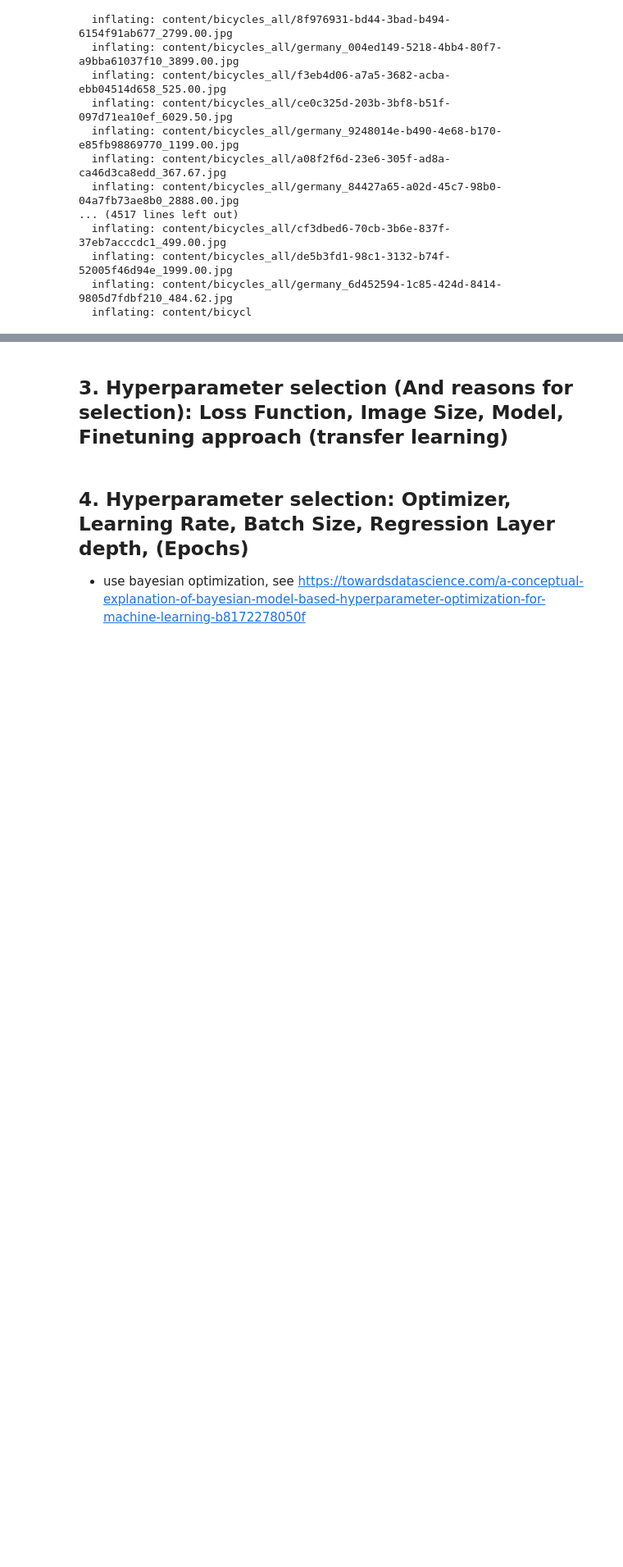
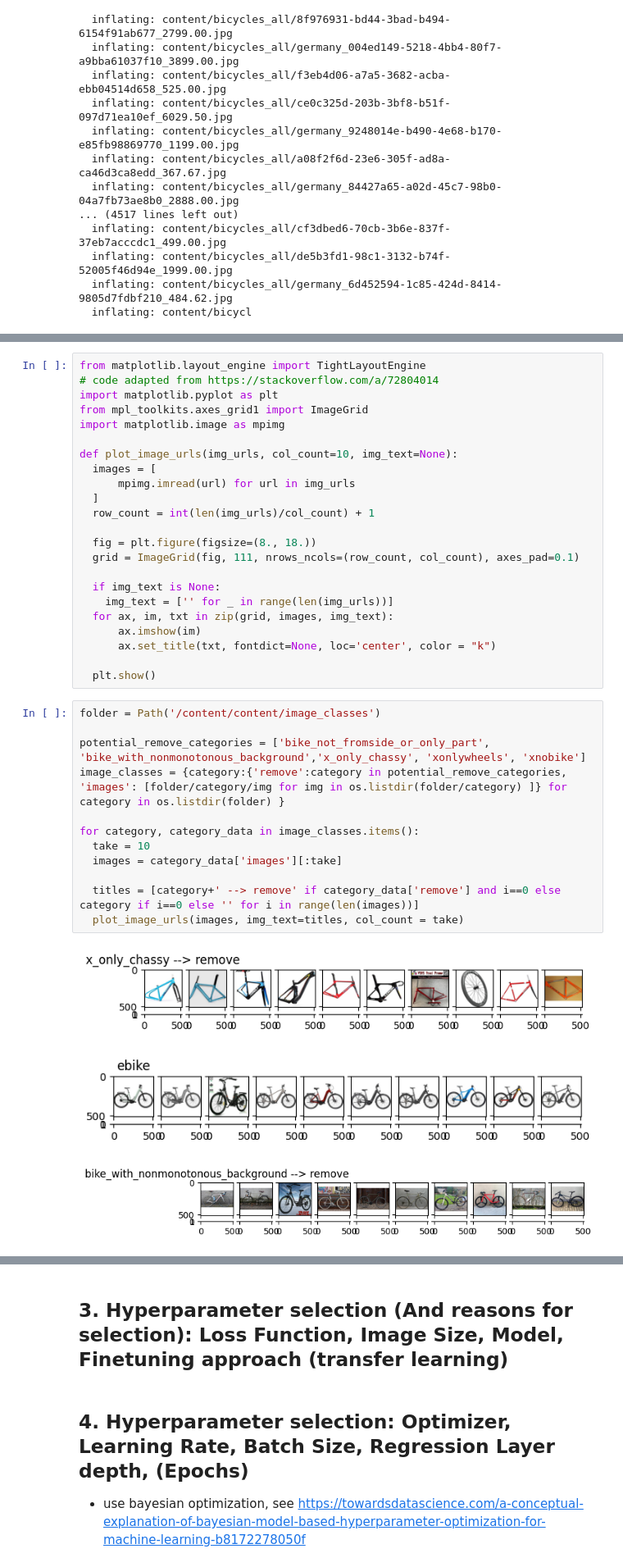
Before and after one commit to AmosDinh/BikePricePredict, a Jupyter notebook: FirstDraft.ipynb, the cells around one changed output, grey strips where cells are left out. Shown at 82% size. Saved outputs shown, nothing was run; the diff lists cells and outputs as text; blank space fills up the shorter version.

```diff
--- a/FirstDraft.ipynb
+++ b/FirstDraft.ipynb
@@ -233,0 +253,39 @@ list(folder3_embeddings.keys())[0]
+# %%
+from matplotlib.layout_engine import TightLayoutEngine
+# code adapted from https://stackoverflow.com/a/72804014
+import matplotlib.pyplot as plt
+from mpl_toolkits.axes_grid1 import ImageGrid
+import matplotlib.image as mpimg
+
+def plot_image_urls(img_urls, col_count=10, img_text=None):
+  images = [
+      mpimg.imread(url) for url in img_urls
+  ]
+  row_count = int(len(img_urls)/col_count) + 1
+
+  fig = plt.figure(figsize=(8., 18.))
+  grid = ImageGrid(fig, 111, nrows_ncols=(row_count, col_count), axes_pad=0.1)
+
+  if img_text is None:
+    img_text = ['' for _ in range(len(img_urls))]
+  for ax, im, txt in zip(grid, images, img_text):
+      ax.imshow(im)
+      ax.set_title(txt, fontdict=None, loc='center', color = "k")
+
+  plt.show()
+# %%
+folder = Path('/content/content/image_classes')
+
+potential_remove_categories = ['bike_not_fromside_or_only_part', 'bike_with_nonmonotonous_background','x_only_chassy', 'xonlywheels', 'xnobike']
+image_classes = {category:{'remove':category in potential_remove_categories, 'images': [folder/category/img for img in os.listdir(folder/category) ]} for category in os.listdir(folder) }
+
+for category, category_data in image_classes.items():
+  take = 10
+  images = category_data['images'][:take]
+
+  titles = [category+' --> remove' if category_data['remove'] and i==0 else category if i==0 else '' for i in range(len(images))]
+  plot_image_urls(images, img_text=titles, col_count = take)
+# %% [output]
+[figure, added]
+[figure, added]
+[figure, added]
```
Also changed, not shown: parts of 19 cells of this notebook.
